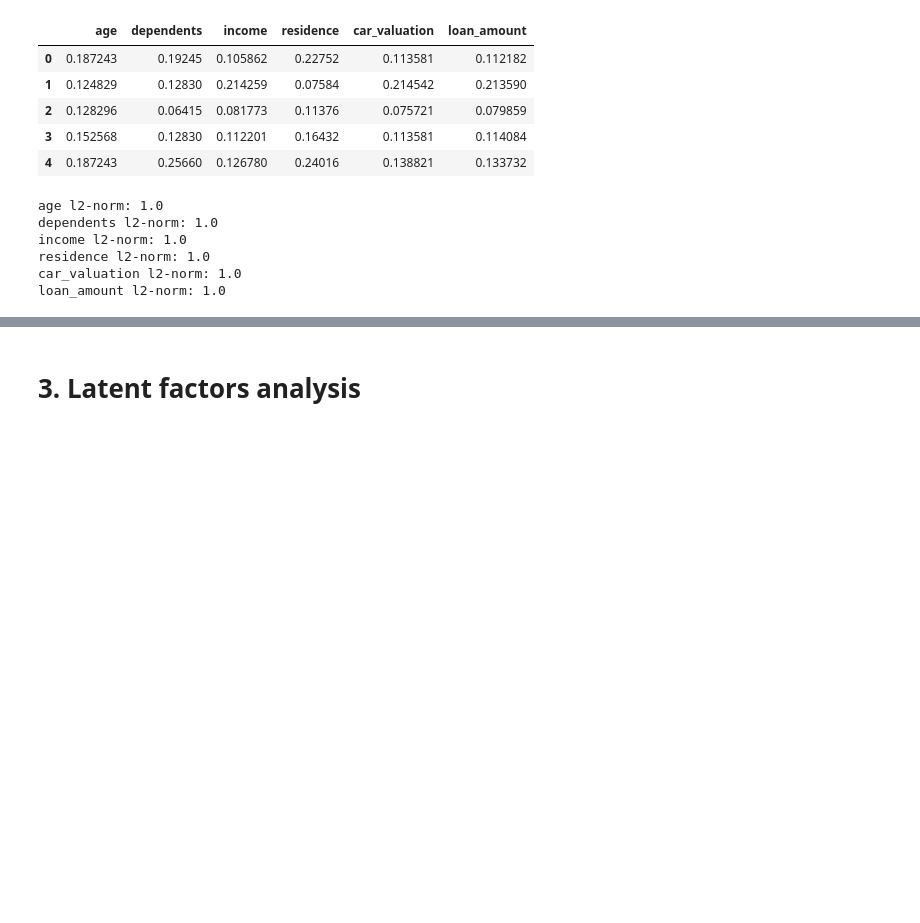
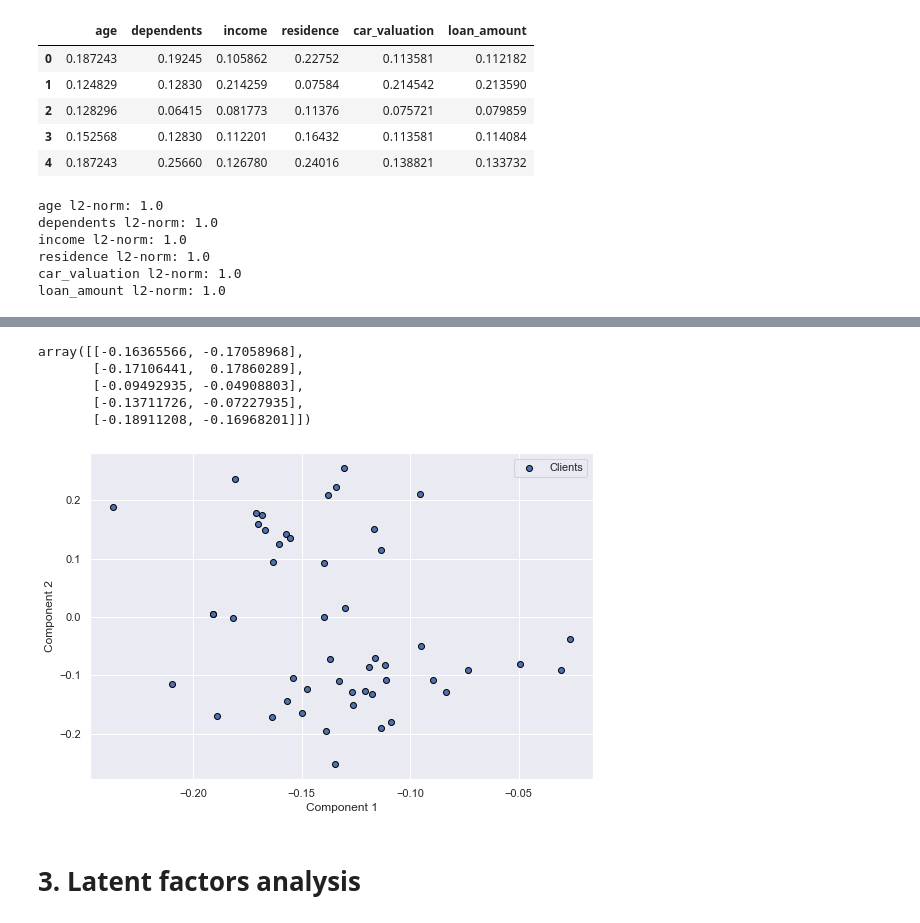
Before and after one commit to CodeSopranos/lab-2-data-analysis, a Jupyter notebook: lab2.ipynb, the cells around one changed output, grey strips where cells are left out. Cells and saved outputs as stored; diff of their text form; code cells hidden in the pictures; blank space fills up the shorter version.

```diff
--- a/lab2.ipynb
+++ b/lab2.ipynb
@@ -166,0 +170,4 @@ Visualization
+# %%
+from scipy.linalg import svd
+
+U, S, VT = np.linalg.svd(df_normalized,  full_matrices=False,  compute_uv=True)
@@ -166,0 +225,8 @@ Visualization
+# %%
+K = 2
+Z_K = U.dot(np.diag(S)[:,:K].dot(VT[:K, :]))
+print('Original Z matrix:')
+print(np.around(Z[:5], 2))
+
+print('\nApproximated Z matrix by 2 components:')
+print(np.around(Z_2[:5], 2))
@@ -166,0 +305,18 @@ Visualization
+# %%
+comp_K = U[:, :K]
+comp_K[:5]
+# %% [output]
+array([[-0.16365566, -0.17058968],
+       [-0.17106441,  0.17860289],
+       [-0.09492935, -0.04908803],
+       [-0.13711726, -0.07227935],
+       [-0.18911208, -0.16968201]])
+# %%
+plt.figure(figsize=(9, 6))
+plt.scatter(comp_K[:, 0], comp_K[:, 1], label='Clients', edgecolors='black')
+plt.legend()
+plt.ylabel('Component 2')
+plt.xlabel('Component 1')
+plt.show()
+# %% [output]
+[figure, added]
```
Also changed, not shown: parts of 19 cells of this notebook.
